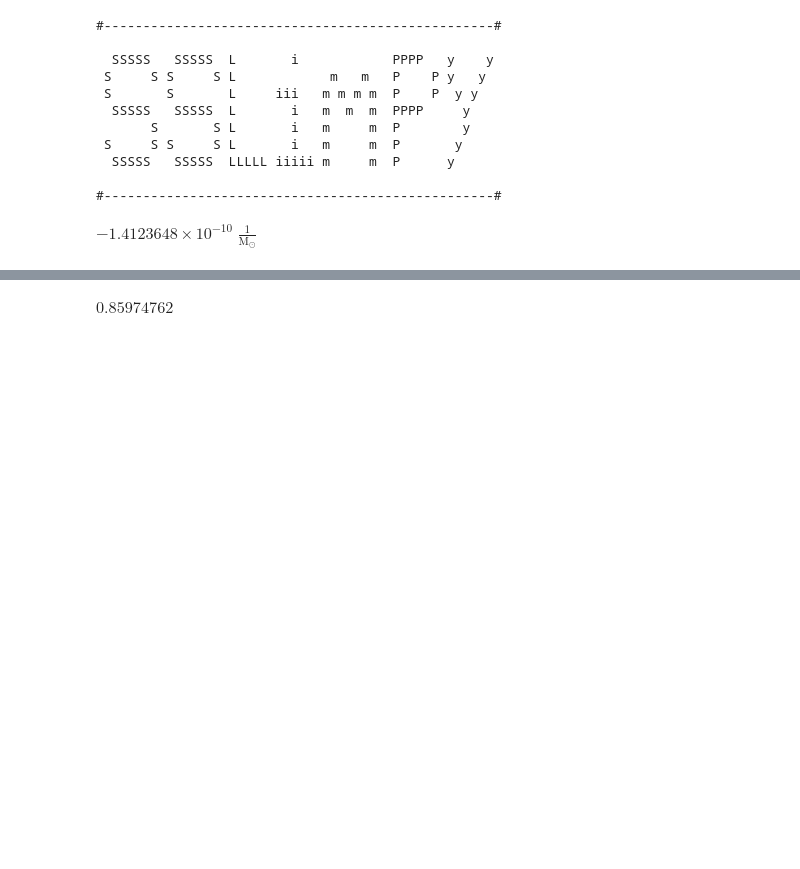
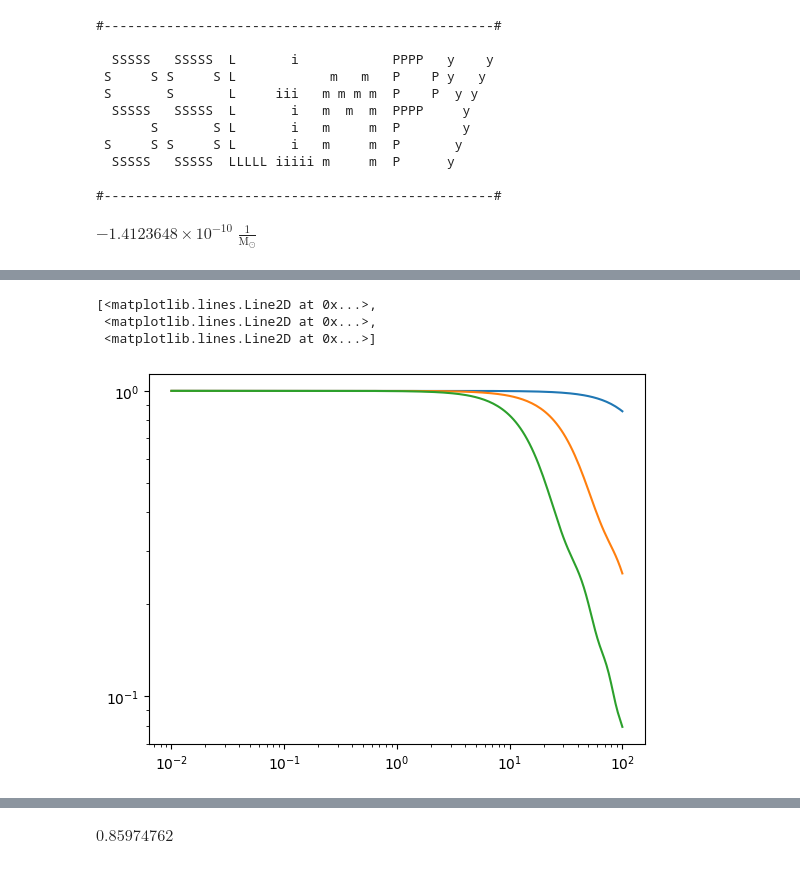
Before and after one commit to Sefa76/SSLimPy, a Jupyter notebook: SSLimPy.ipynb, the cells around one changed output, grey strips where cells are left out. Cells and saved outputs as stored; diff of their text form; code cells hidden in the pictures; blank space fills up the shorter version.

```diff
--- a/SSLimPy.ipynb
+++ b/SSLimPy.ipynb
@@ -28,0 +40,8 @@ $-1.4123648 \times 10^{-10} \; \mathrm{\frac{1}{M_{\odot}}}$
+# %%
+k = np.geomspace(1e-2,100,200) * 1/u.Mpc
+plt.loglog(k,A.ft_NFW(k,np.array([1e9,1e11,1e12])*u.Msun,0))
+# %% [output]
+[<matplotlib.lines.Line2D at 0x...>,
+ <matplotlib.lines.Line2D at 0x...>,
+ <matplotlib.lines.Line2D at 0x...>]
+[figure, added]
```
Also changed, not shown: parts of 3 cells of this notebook, 3 other files.
